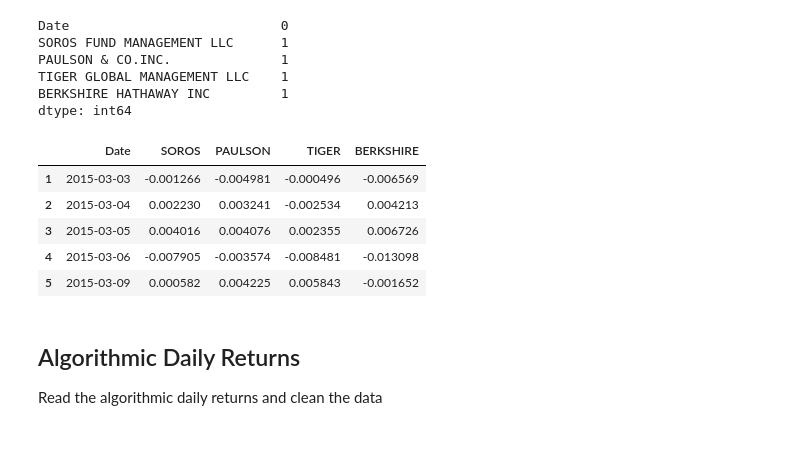
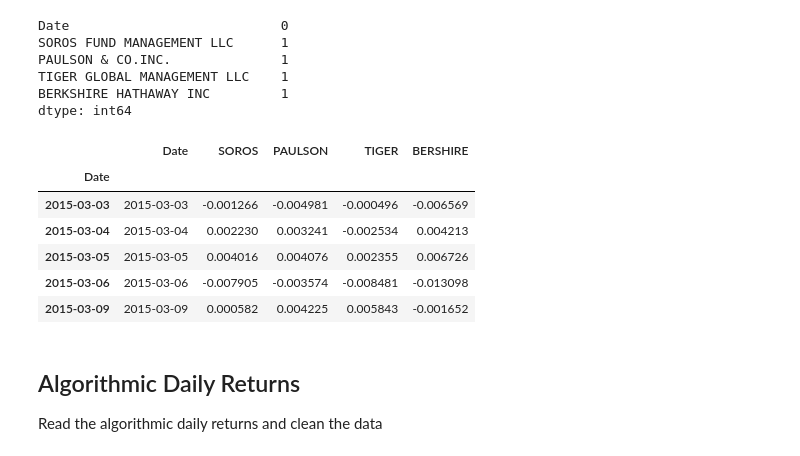
Before and after one commit to tibales1/umn_homework_pandas, a Jupyter notebook: Starter_Code/whale_analysis.ipynb, the cells around one changed output. Drawn from its saved outputs; the diff is of its cells as text; code cells hidden in the pictures.

```diff
--- a/Starter_Code/whale_analysis.ipynb
+++ b/Starter_Code/whale_analysis.ipynb
@@ -29,9 +30,5 @@ Files:
 Read the Whale Portfolio daily returns and clean the data
 # %%
 # Reading whale returns
-whale_file = Path('./Resources/whale_returns.csv')
-whale_returns = pd.read_csv(whale_file)
-# test the data
-
-#whale_returns.set_index(pd.to_datetime(whale_returns['Date'], infer_datetime_format=True), inplace=True)
-whale_returns.head()
+whale_file = Path("./Resources/whale_returns.csv")
+df_whale_returns = pd.read_csv(whale_file)
@@ -52,23 +42,22 @@ PAULSON & CO.INC.              1
 TIGER GLOBAL MANAGEMENT LLC    1
 BERKSHIRE HATHAWAY INC         1
 dtype: int64
+# %%
+# Drop nulls
+df_whale_returns.dropna(inplace=True)
 # %%
-# Drop nulls
-whale_returns = whale_returns.dropna()
-# check count
-whale_returns.isnull().sum()
-
-cols = ['Date', 'SOROS', 'PAULSON', 'TIGER', 'BERKSHIRE']
-
-whale_returns.columns = cols
-whale_returns.head(5)
+# clean up the column names
+cols = ['Date','SOROS', 'PAULSON', 'TIGER', 'BERSHIRE']
+df_whale_returns.columns = cols
+df_whale_returns.head()
 # %% [output]
-|  | Date | SOROS | PAULSON | TIGER | BERKSHIRE |
-| 1 | 2015-03-03 | -0.001266 | -0.004981 | -0.000496 | -0.006569 |
-| 2 | 2015-03-04 | 0.002230 | 0.003241 | -0.002534 | 0.004213 |
-| 3 | 2015-03-05 | 0.004016 | 0.004076 | 0.002355 | 0.006726 |
-| 4 | 2015-03-06 | -0.007905 | -0.003574 | -0.008481 | -0.013098 |
-| 5 | 2015-03-09 | 0.000582 | 0.004225 | 0.005843 | -0.001652 |
+|  | Date | SOROS | PAULSON | TIGER | BERSHIRE |
+| Date |  |  |  |  |  |
+| 2015-03-03 | 2015-03-03 | -0.001266 | -0.004981 | -0.000496 | -0.006569 |
+| 2015-03-04 | 2015-03-04 | 0.002230 | 0.003241 | -0.002534 | 0.004213 |
+| 2015-03-05 | 2015-03-05 | 0.004016 | 0.004076 | 0.002355 | 0.006726 |
+| 2015-03-06 | 2015-03-06 | -0.007905 | -0.003574 | -0.008481 | -0.013098 |
+| 2015-03-09 | 2015-03-09 | 0.000582 | 0.004225 | 0.005843 | -0.001652 |
 # %% [markdown]
 ## Algorithmic Daily Returns
 
```
Also changed, not shown: parts of 82 cells of this notebook.
